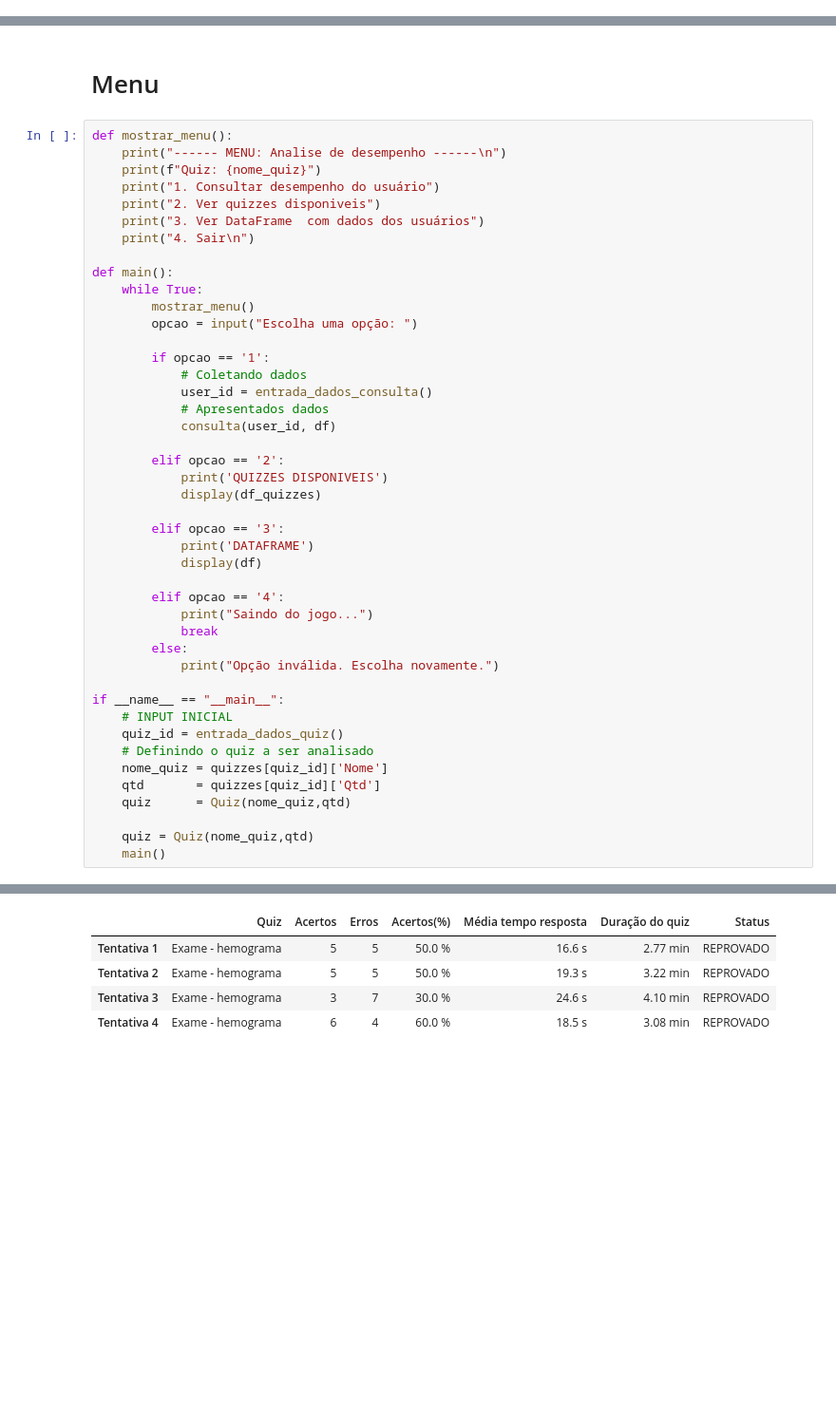
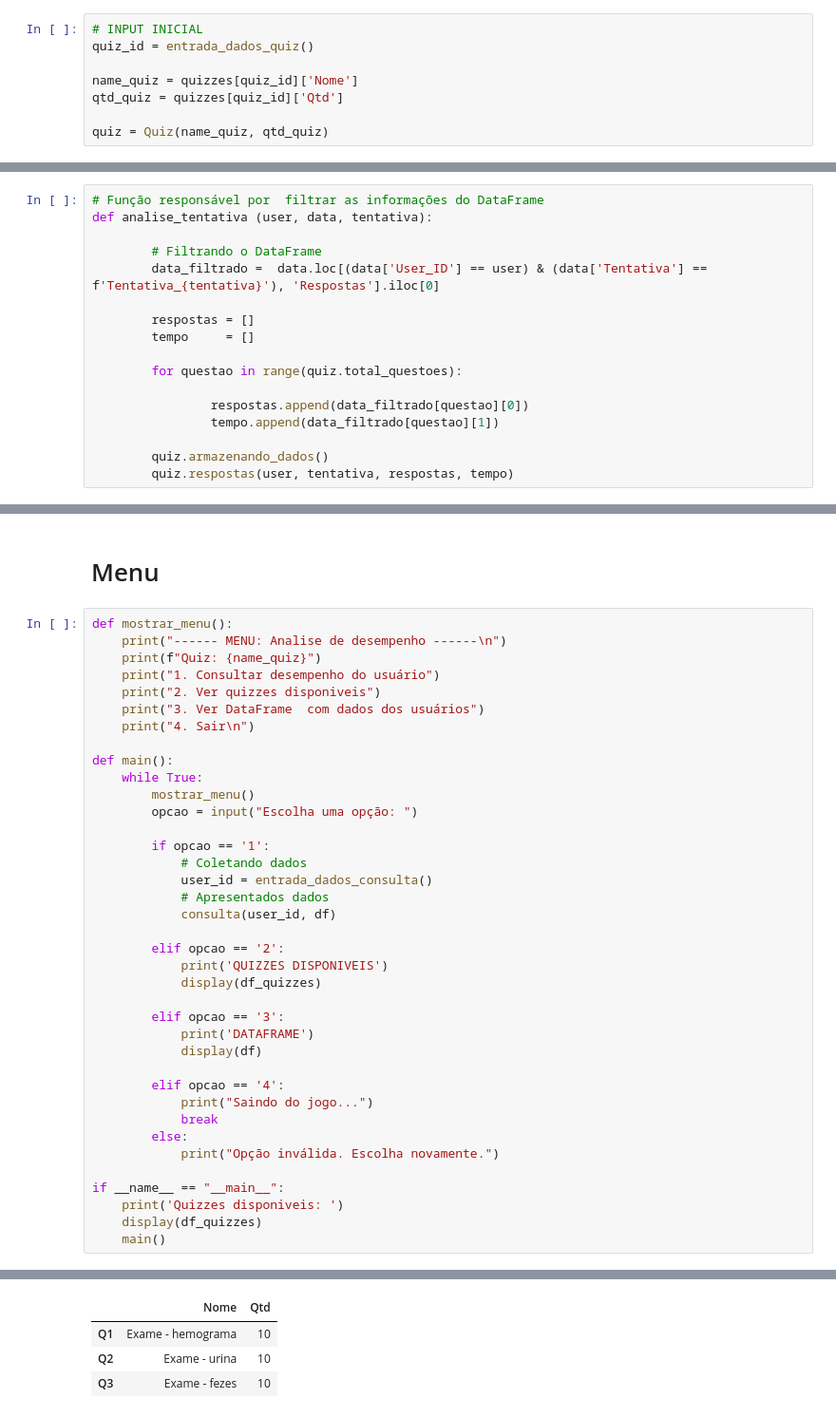
Before and after one commit to Gustavo-b017/challenger-SijiA, a Jupyter notebook: SPRINT_PYTHON/analise_desempenho.ipynb, the cells around one changed output, grey strips where cells are left out. Shown at 95% size. Saved outputs shown, nothing was run; the diff lists cells and outputs as text; blank space fills up the shorter version.

```diff
--- a/SPRINT_PYTHON/analise_desempenho.ipynb
+++ b/SPRINT_PYTHON/analise_desempenho.ipynb
@@ -162,0 +130,8 @@ def entrada_dados_consulta ():
+# %%
+# INPUT INICIAL
+quiz_id = entrada_dados_quiz()
+
+name_quiz = quizzes[quiz_id]['Nome']
+qtd_quiz = quizzes[quiz_id]['Qtd']
+
+quiz = Quiz(name_quiz, qtd_quiz)
@@ -162,0 +140,17 @@ def entrada_dados_consulta ():
+# %%
+# Função responsável por  filtrar as informações do DataFrame
+def analise_tentativa (user, data, tentativa):
+
+        # Filtrando o DataFrame
+        data_filtrado =  data.loc[(data['User_ID'] == user) & (data['Tentativa'] == f'Tentativa_{tentativa}'), 'Respostas'].iloc[0]
+
+        respostas = []
+        tempo     = []
+
+        for questao in range(quiz.total_questoes):
+
+                respostas.append(data_filtrado[questao][0])
+                tempo.append(data_filtrado[questao][1])
+
+        quiz.armazenando_dados()
+        quiz.respostas(user, tentativa, respostas, tempo)
@@ -165,7 +174,7 @@ def entrada_dados_consulta ():
 # %%
 def mostrar_menu():
     print("------ MENU: Analise de desempenho ------\n")
-    print(f"Quiz: {nome_quiz}")
+    print(f"Quiz: {name_quiz}")
     print("1. Consultar desempenho do usuário")
     print("2. Ver quizzes disponiveis")
     print("3. Ver DataFrame  com dados dos usuários")
@@ -197,13 +206,7 @@ def main():
             print("Opção inválida. Escolha novamente.")
 
 if __name__ == "__main__":
-    # INPUT INICIAL
-    quiz_id = entrada_dados_quiz()
-    # Definindo o quiz a ser analisado
-    nome_quiz = quizzes[quiz_id]['Nome']
-    qtd       = quizzes[quiz_id]['Qtd']
-    quiz      = Quiz(nome_quiz,qtd)
-
-    quiz = Quiz(nome_quiz,qtd)
+    print('Quizzes disponiveis: ')
+    display(df_quizzes)
     main()
 # %% [output]
@@ -228,8 +214,7 @@ Quiz: Exame - hemograma
-|  | Quiz | Acertos | Erros | Acertos(%) | Média tempo resposta | Duração do quiz | Status |
-| Tentativa 1 | Exame - hemograma | 5 | 5 | 50.0 % | 16.6 s | 2.77 min | REPROVADO |
-| Tentativa 2 | Exame - hemograma | 5 | 5 | 50.0 % | 19.3 s | 3.22 min | REPROVADO |
-| Tentativa 3 | Exame - hemograma | 3 | 7 | 30.0 % | 24.6 s | 4.10 min | REPROVADO |
-| Tentativa 4 | Exame - hemograma | 6 | 4 | 60.0 % | 18.5 s | 3.08 min | REPROVADO |
+|  | Nome | Qtd |
+| Q1 | Exame - hemograma | 10 |
+| Q2 | Exame - urina | 10 |
+| Q3 | Exame - fezes | 10 |
 ------ MENU: Analise de desempenho ------
 
 Quiz: Exame - hemograma
```
Also changed, not shown: parts of 17 cells of this notebook, 3 other files.
